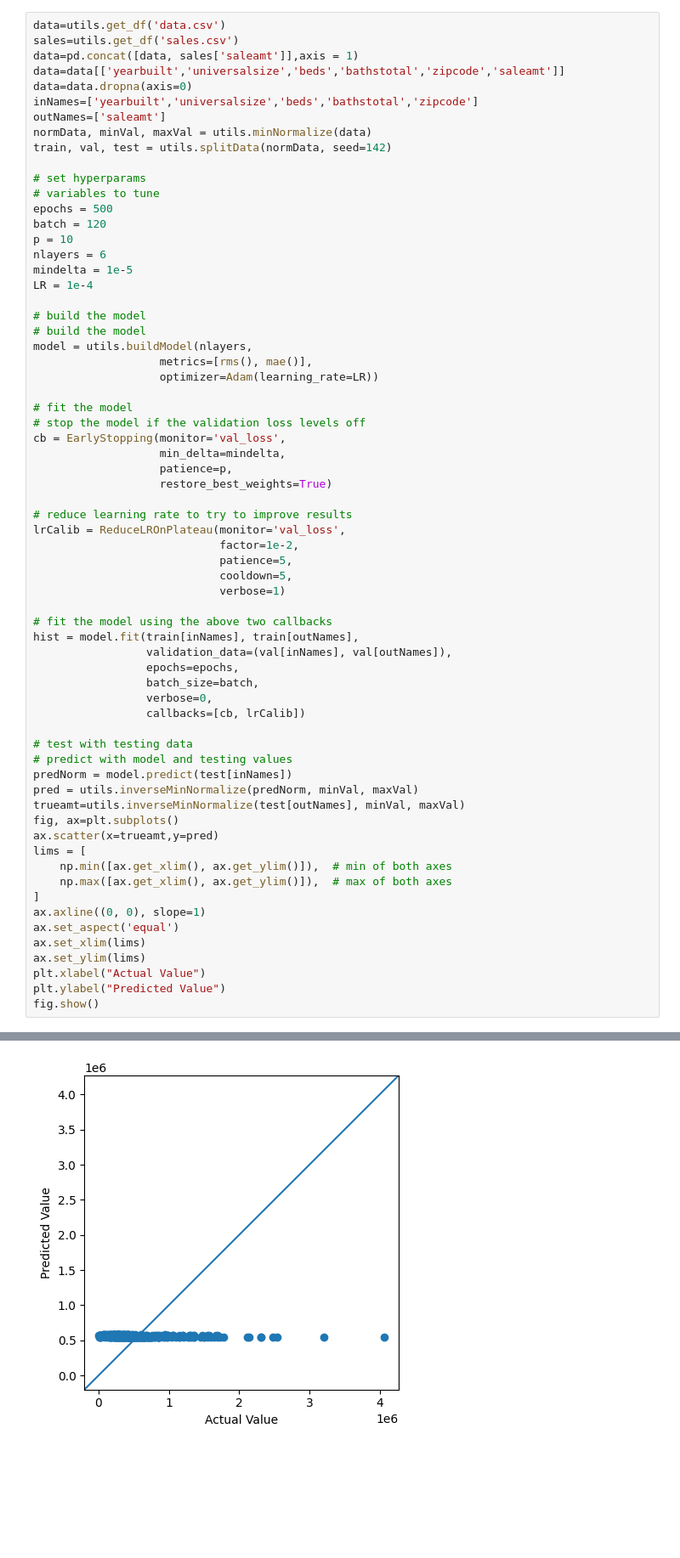
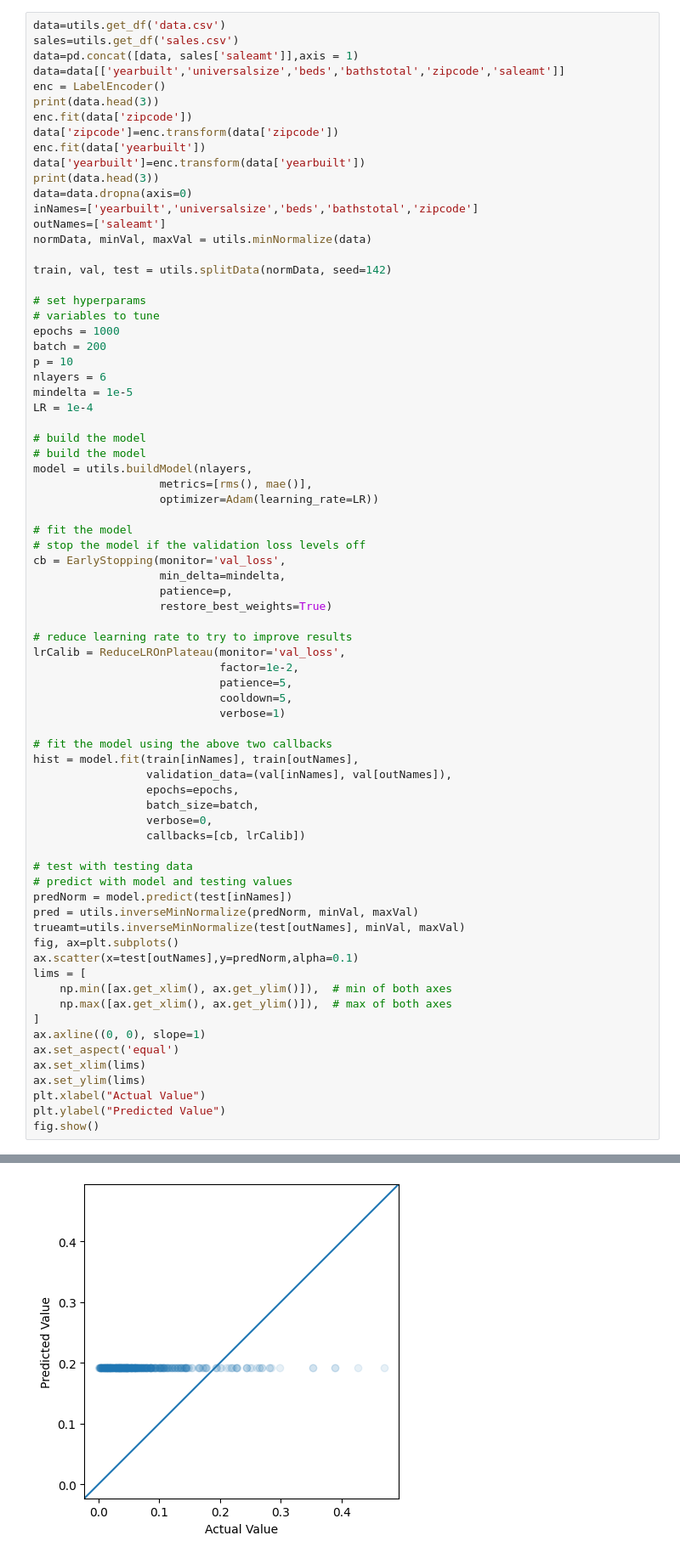
Before and after one commit to MikePlekan/Real-Estate-project, a Jupyter notebook: AttomML.ipynb, the cells around one changed output, grey strips where cells are left out. Shown at 85% size. Drawn from its saved outputs; the diff is of its cells as text; blank space fills up the shorter version.

```diff
--- a/AttomML.ipynb
+++ b/AttomML.ipynb
@@ -57,16 +98,24 @@ data=utils.get_df('data.csv')
 sales=utils.get_df('sales.csv')
 data=pd.concat([data, sales['saleamt']],axis = 1)
 data=data[['yearbuilt','universalsize','beds','bathstotal','zipcode','saleamt']]
+enc = LabelEncoder()
+print(data.head(3))
+enc.fit(data['zipcode'])
+data['zipcode']=enc.transform(data['zipcode'])
+enc.fit(data['yearbuilt'])
+data['yearbuilt']=enc.transform(data['yearbuilt'])
+print(data.head(3))
 data=data.dropna(axis=0)
 inNames=['yearbuilt','universalsize','beds','bathstotal','zipcode']
 outNames=['saleamt']
 normData, minVal, maxVal = utils.minNormalize(data)
+
 train, val, test = utils.splitData(normData, seed=142)
 
 # set hyperparams
 # variables to tune
-epochs = 500
-batch = 120
+epochs = 1000
+batch = 200
 p = 10
 nlayers = 6
 mindelta = 1e-5
@@ -106,7 +155,7 @@ predNorm = model.predict(test[inNames])
 pred = utils.inverseMinNormalize(predNorm, minVal, maxVal)
 trueamt=utils.inverseMinNormalize(test[outNames], minVal, maxVal)
 fig, ax=plt.subplots()
-ax.scatter(x=trueamt,y=pred)
+ax.scatter(x=test[outNames],y=predNorm,alpha=0.1)
 lims = [
     np.min([ax.get_xlim(), ax.get_ylim()]),  # min of both axes
     np.max([ax.get_xlim(), ax.get_ylim()]),  # max of both axes
@@ -138 +180 @@ Epoch 42: ReduceLROnPlateau reducing learning rate to 9.999999747378752e-07.
-[figure, old version]
+[figure, new version]
```
Also changed, not shown: parts of 11 cells of this notebook, 1 other file.
